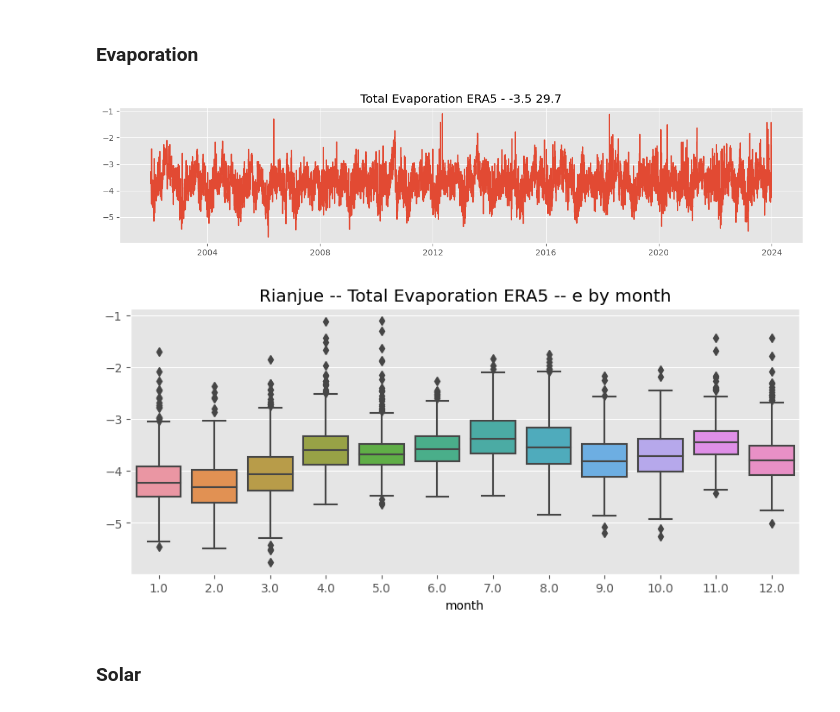
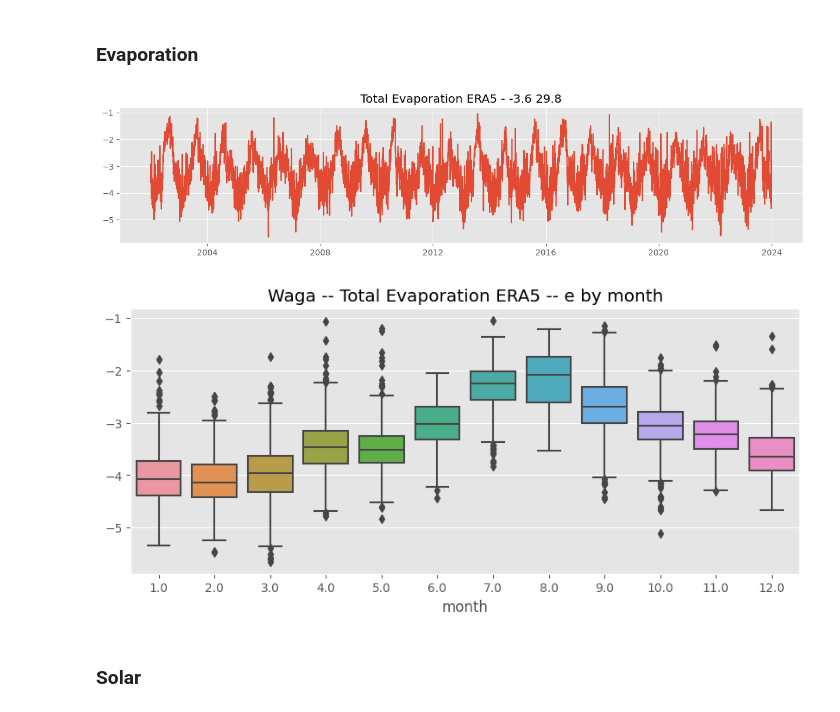
Before and after one commit to o2candoo/Burundi-Hydro, a Jupyter notebook: main.ipynb, the cells around one changed output. Drawn from its saved outputs; the diff is of its cells as text; code cells hidden in the pictures.

```diff
--- a/main.ipynb
+++ b/main.ipynb
@@ -395,8 +403,8 @@ lon:
 [29.7 29.8 29.9]
 # %%
 df_era5, lat_era5, lon_era5 = load_ERA5(
-    lat_index=1,
-    lon_index=0,
+    lat_index=2,
+    lon_index=1,
     months=['1', '2', '3', '4', '5', '6', '7', '8', '9', '10', '11', '12'],
     years=[str(year) for year in range(2002, 2024)],
     plot_nc=plot_nc,
@@ -554,11 +562,11 @@ plt.title(f'Total Evaporation ERA5 - {lat_era5} {lon_era5}')
 plt.plot(evap.e)
 plt.show()
 # %% [output]
-[figure, old version]
+[figure, new version]
 # %%
-feature_target_relation(evap, location='Rianjue', name='Total Evaporation ERA5', key='e', feature='month')
+feature_target_relation(evap, location='Waga', name='Total Evaporation ERA5', key='e', feature='month')
 # %% [output]
-[figure, old version]
+[figure, new version]
 # %% [markdown]
 ### Solar
 # %%
```
Also changed, not shown: parts of 18 cells of this notebook, 36 other files.
